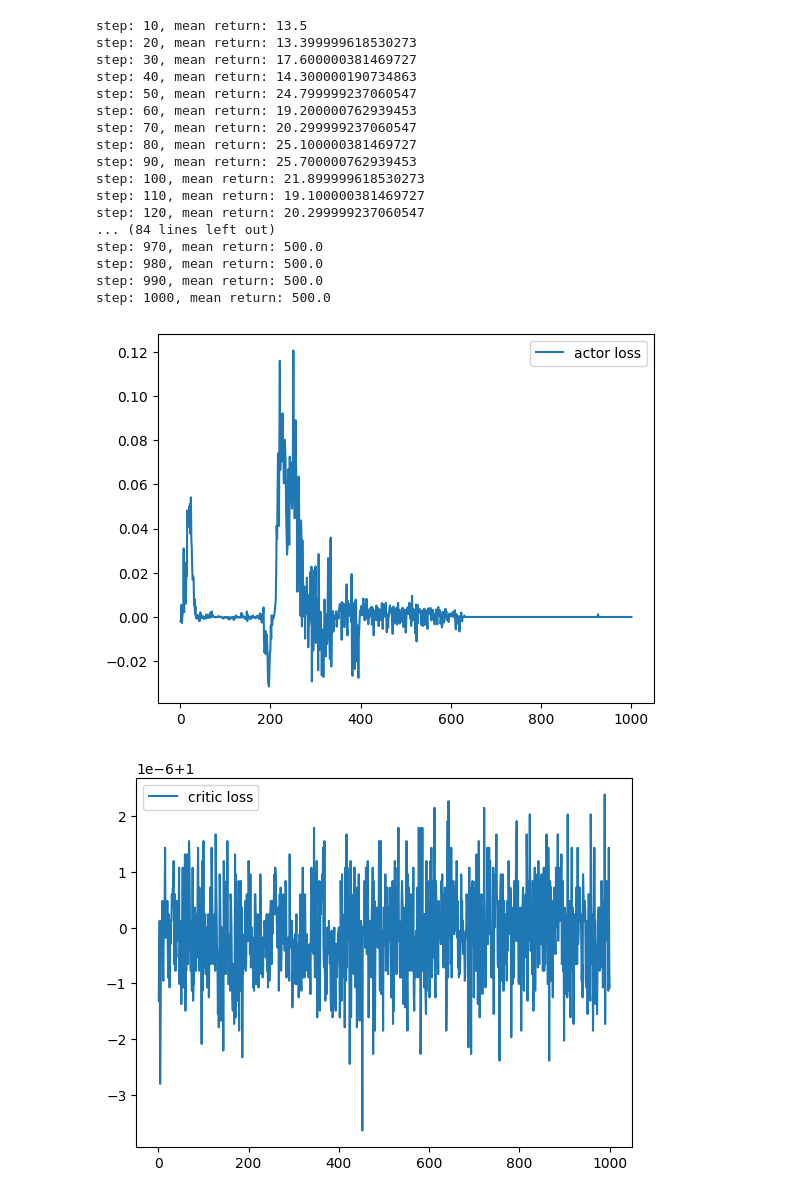
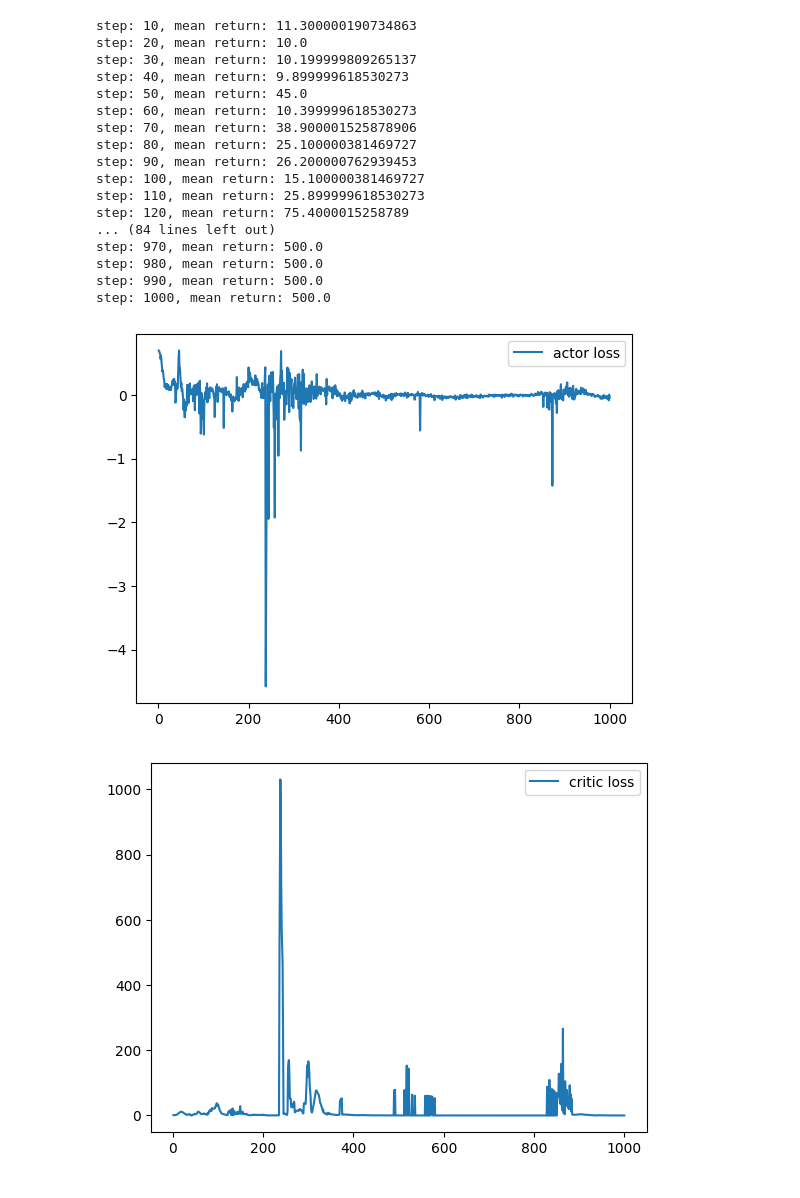
Before and after one commit to natekimball/RL-Algorithms, a Jupyter notebook: AC/AC.ipynb, the cells around one changed output. Cells and saved outputs as stored; diff of their text form; code cells hidden in the pictures.

Commit message:
modify  policy unroll in training

```diff
--- a/AC/AC.ipynb
+++ b/AC/AC.ipynb
@@ -20,10 +20,14 @@ from utils.common import KeyGenerator
 class NeuralNet(linen.Module):
     hidden_size: int = 128
     action_space: int = 2
+
     @linen.compact
-    def __call__(self, x):
-        x = linen.Dense(self.hidden_size, kernel_init=linen.initializers.xavier_normal())(x)
+    def __call__(self, x) -> Tuple[jnp.ndarray, jnp.ndarray]:
+        x = linen.Dense(self.hidden_size,
+                        kernel_init=linen.initializers.xavier_normal())(x)
         x = linen.relu(x)
-        logits = linen.Dense(self.action_space, kernel_init=linen.initializers.xavier_normal())(x)
-        value = linen.Dense(1, kernel_init=linen.initializers.xavier_normal())(x)
+        logits = linen.Dense(
+            self.action_space, kernel_init=linen.initializers.xavier_normal())(x)
+        value = linen.Dense(
+            1, kernel_init=linen.initializers.xavier_normal())(x)
         return logits, value
@@ -165,8 +170,9 @@ eval_steps = []
 best_params = params
 best_mean_ret = 0
 for step in range(1, steps + 1):
-    transitions, obs = collect_transitions(obs, params)
-    params, opt_state, aux_info = update(params, opt_state, transitions)
+    traj = unroll_policy(params, T=128)
+    batch = segment_to_batch(traj)
+    params, opt_state, aux_info = update(params, opt_state, batch)
 
     actor_losses.append(aux_info['actor_loss'])
     critic_losses.append(aux_info['critic_loss'])
@@ -175,7 +181,7 @@ for step in range(1, steps + 1):
 
     if step % eval_freq == 0:
         eval_steps.append(step)
-        mean_ret = evaluate(params, seed=step)
+        mean_ret = evaluate(params)
         mean_returns.append(mean_ret)
         if mean_ret > best_mean_ret:
             best_mean_ret = mean_ret
@@ -189,47 +195,46 @@ plt.plot(x, actor_losses, label='actor loss')
 plt.legend()
 
 plt.figure()
 plt.plot(x, critic_losses, label='critic loss')
 plt.legend()
 
 plt.figure()
 plt.plot(x, total_losses, label='total loss')
 plt.legend()
 
 plt.figure()
 plt.plot(x, mean_deltas, label='mean deltas')
 plt.legend()
 
 plt.figure()
 plt.plot(eval_steps, mean_returns, label='mean returns')
 plt.legend()
 
 ckpt = dict(best_params=best_params,
-            latest_params=params,
+            current_params=params,
             opt_state=opt_state)
-
-ckpt_path = os.path.join('checkpoints', 'latest_ckpt.pkl')
+ckpt_path = os.path.join('checkpoints', f'ckpt_last.pkl')
 with open(ckpt_path, 'wb') as f:
     pickle.dump(ckpt, f)
 
-venv.close()
+env.close()
 # %% [output]
-step: 10, mean return: 13.5
-step: 20, mean return: 13.399999618530273
-step: 30, mean return: 17.600000381469727
-step: 40, mean return: 14.300000190734863
-step: 50, mean return: 24.799999237060547
-step: 60, mean return: 19.200000762939453
-step: 70, mean return: 20.299999237060547
+step: 10, mean return: 11.300000190734863
+step: 20, mean return: 10.0
+step: 30, mean return: 10.199999809265137
+step: 40, mean return: 9.899999618530273
+step: 50, mean return: 45.0
+step: 60, mean return: 10.399999618530273
+step: 70, mean return: 38.900001525878906
 step: 80, mean return: 25.100000381469727
-step: 90, mean return: 25.700000762939453
-step: 100, mean return: 21.899999618530273
-step: 110, mean return: 19.100000381469727
-step: 120, mean return: 20.299999237060547
+step: 90, mean return: 26.200000762939453
+step: 100, mean return: 15.100000381469727
+step: 110, mean return: 25.899999618530273
+step: 120, mean return: 75.4000015258789
 ... (84 lines left out)
 step: 970, mean return: 500.0
 step: 980, mean return: 500.0
 step: 990, mean return: 500.0
 step: 1000, mean return: 500.0
-[figure, old version]
+[figure, new version]
-[figure, old version]
+[figure, new version]
```
Also changed, not shown: parts of 5 cells of this notebook, 3 other files.
